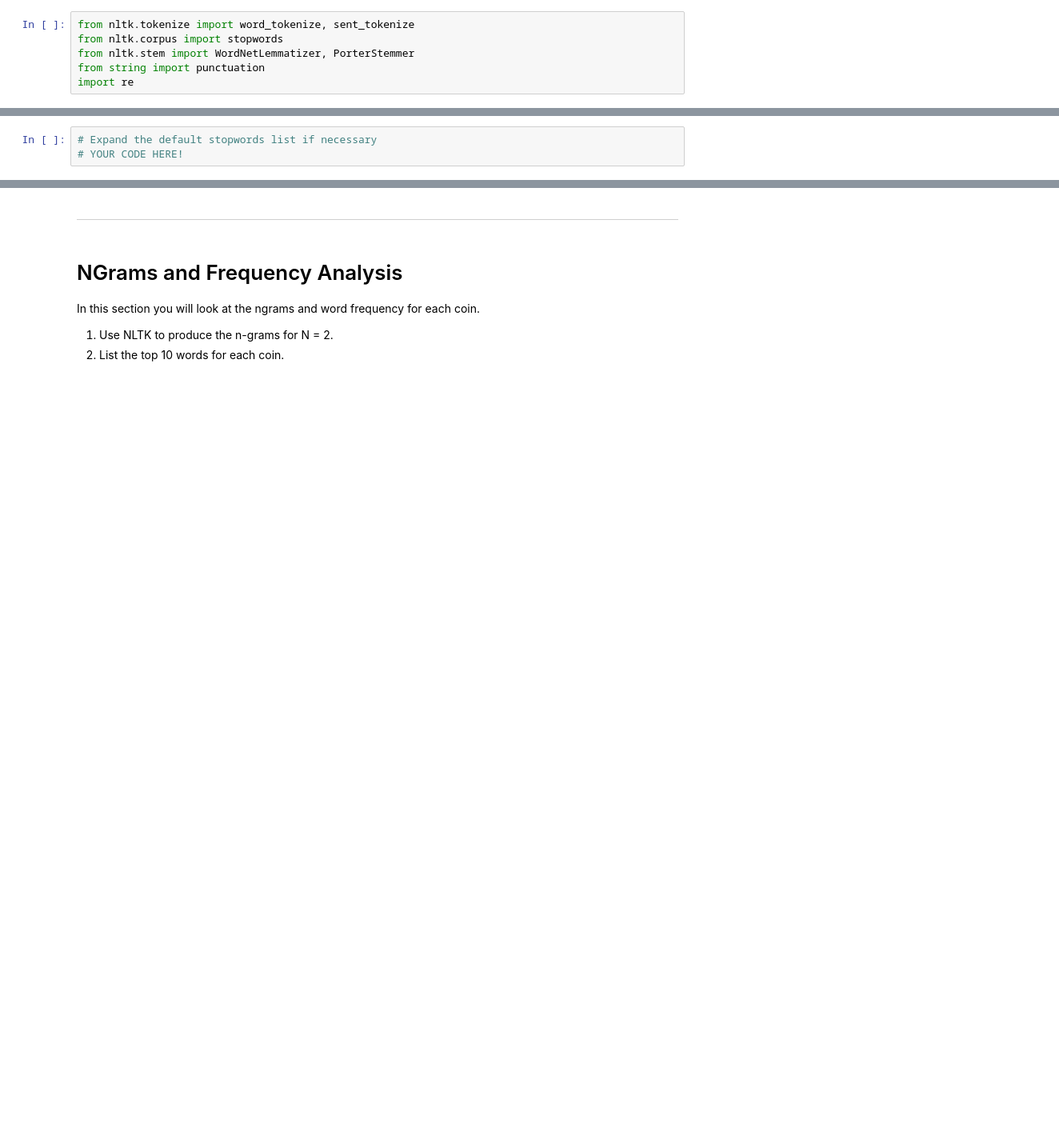
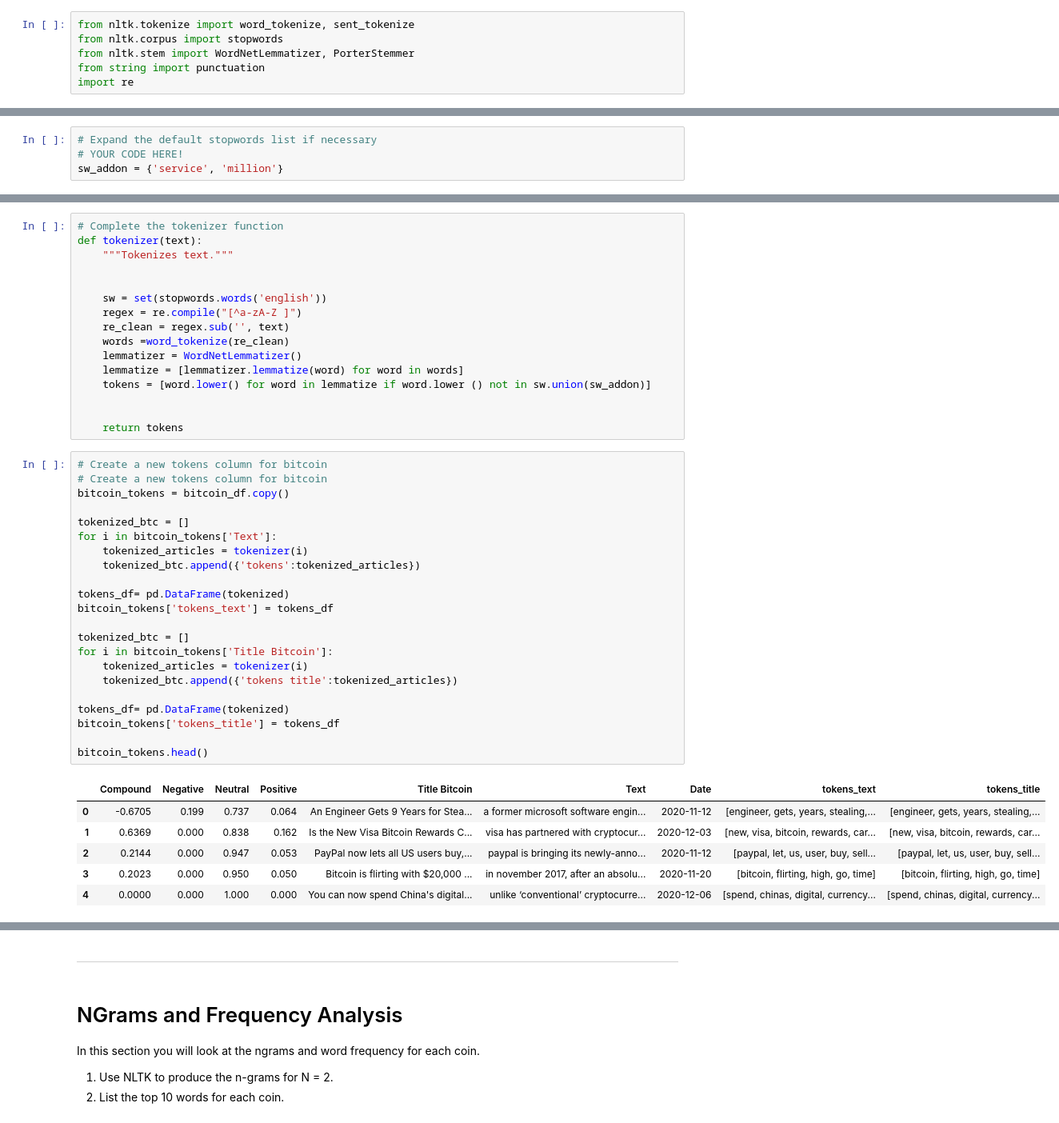
Before and after one commit to EKellerman/NLP_HW, a Jupyter notebook: Instructions/Starter_Code/crypto_sentiment.ipynb, the cells around one changed output, grey strips where cells are left out. Shown: that part at 80% size. Saved outputs shown, nothing was run; the diff lists cells and outputs as text; blank space fills up the shorter version.

```diff
--- a/Instructions/Starter_Code/crypto_sentiment.ipynb
+++ b/Instructions/Starter_Code/crypto_sentiment.ipynb
@@ -121,3 +194,4 @@ import re
 # %%
 # Expand the default stopwords list if necessary
 # YOUR CODE HERE!
+sw_addon = {'service', 'million'}
@@ -159,0 +198,45 @@ def tokenizer(text):
+# %%
+# Complete the tokenizer function
+def tokenizer(text):
+    """Tokenizes text."""
+
+
+    sw = set(stopwords.words('english'))
+    regex = re.compile("[^a-zA-Z ]")
+    re_clean = regex.sub('', text)
+    words =word_tokenize(re_clean)
+    lemmatizer = WordNetLemmatizer()
+    lemmatize = [lemmatizer.lemmatize(word) for word in words]
+    tokens = [word.lower() for word in lemmatize if word.lower () not in sw.union(sw_addon)]
+
+
+    return tokens
+# %%
+# Create a new tokens column for bitcoin
+# Create a new tokens column for bitcoin
+bitcoin_tokens = bitcoin_df.copy()
+
+tokenized_btc = []
+for i in bitcoin_tokens['Text']:
+    tokenized_articles = tokenizer(i)
+    tokenized_btc.append({'tokens':tokenized_articles})
+
+tokens_df= pd.DataFrame(tokenized)
+bitcoin_tokens['tokens_text'] = tokens_df
+
+tokenized_btc = []
+for i in bitcoin_tokens['Title Bitcoin']:
+    tokenized_articles = tokenizer(i)
+    tokenized_btc.append({'tokens title':tokenized_articles})
+
+tokens_df= pd.DataFrame(tokenized)
+bitcoin_tokens['tokens_title'] = tokens_df
+
+bitcoin_tokens.head()
+# %% [output]
+|  | Compound | Negative | Neutral | Positive | Title Bitcoin | Text | Date | tokens_text | tokens_title |
+| 0 | -0.6705 | 0.199 | 0.737 | 0.064 | An Engineer Gets 9 Years for Stea... | a former microsoft software engin... | 2020-11-12 | [engineer, gets, years, stealing,... | [engineer, gets, years, stealing,... |
+| 1 | 0.6369 | 0.000 | 0.838 | 0.162 | Is the New Visa Bitcoin Rewards C... | visa has partnered with cryptocur... | 2020-12-03 | [new, visa, bitcoin, rewards, car... | [new, visa, bitcoin, rewards, car... |
+| 2 | 0.2144 | 0.000 | 0.947 | 0.053 | PayPal now lets all US users buy,... | paypal is bringing its newly-anno... | 2020-11-12 | [paypal, let, us, user, buy, sell... | [paypal, let, us, user, buy, sell... |
+| 3 | 0.2023 | 0.000 | 0.950 | 0.050 | Bitcoin is flirting with $20,000 ... | in november 2017, after an absolu... | 2020-11-20 | [bitcoin, flirting, high, go, time] | [bitcoin, flirting, high, go, time] |
+| 4 | 0.0000 | 0.000 | 1.000 | 0.000 | You can now spend China's digital... | unlike ‘conventional’ cryptocurre... | 2020-12-06 | [spend, chinas, digital, currency... | [spend, chinas, digital, currency... |
```
Also changed, not shown: parts of 21 cells of this notebook.
